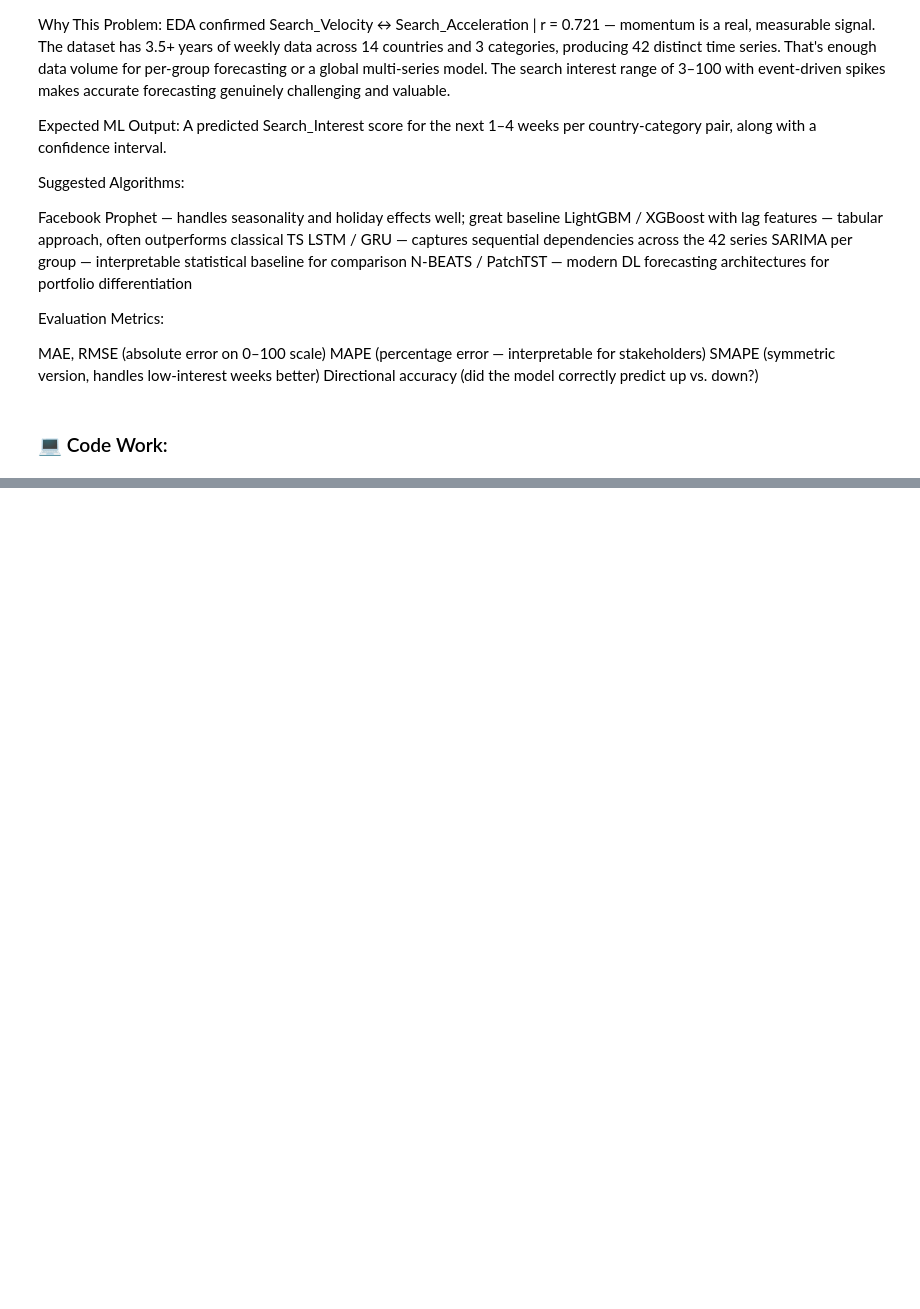
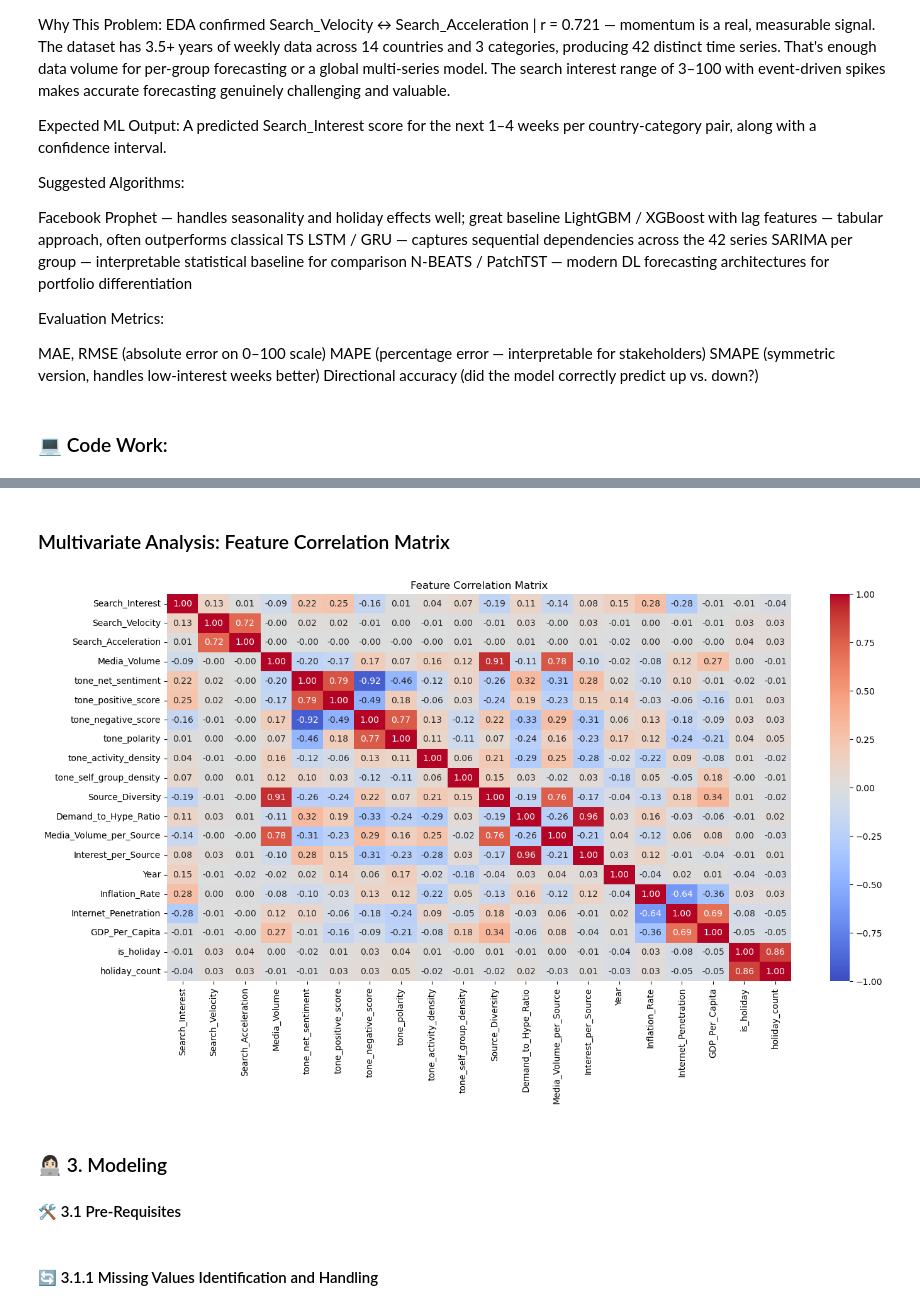
Before and after one commit to sri21-3/Marketing_Intelligence_app, a Jupyter notebook: notebooks/Search Interest Forecasting.ipynb, the cells around one changed output, grey strips where cells are left out. Saved outputs shown, nothing was run; the diff lists cells and outputs as text; code cells hidden in the pictures; blank space fills up the shorter version.

```diff
--- a/notebooks/Search Interest Forecasting.ipynb
+++ b/notebooks/Search Interest Forecasting.ipynb
@@ -52,0 +182,16 @@ Directional accuracy (did the model correctly predict up vs. down?)
+# %% [markdown]
+### Multivariate Analysis: Feature Correlation Matrix
+# %%
+numerical_cols = num_cols
+plt.figure(figsize=(16, 8))
+corr_matrix = df[numerical_cols].corr()
+sns.heatmap(corr_matrix, annot=True, fmt='.2f', cmap='coolwarm', vmin=-1, vmax=1)
+plt.title('Feature Correlation Matrix')
+plt.show()
+# %% [output]
+[figure, added]
+# %% [markdown]
+### 👩🏻‍💻 3. Modeling
+#### 🛠️ 3.1 Pre-Requisites
+# %% [markdown]
+#### 🔄 3.1.1 Missing Values Identification and Handling
```
Also changed, not shown: parts of 53 cells of this notebook, 12 other files.
